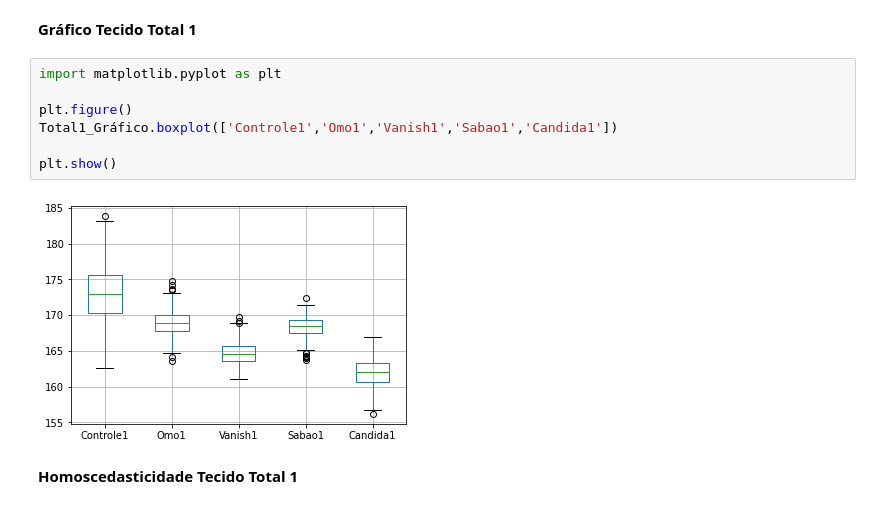
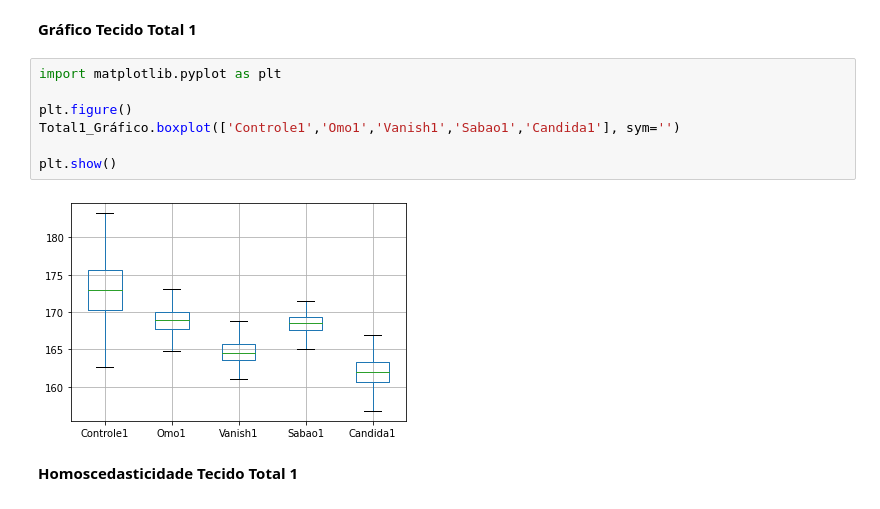
Before and after one commit to brdacunha/BECN, a Jupyter notebook: Valores_de_Cinza_BECN.ipynb, the cells around one changed output. Saved outputs shown, nothing was run; the diff lists cells and outputs as text.

```diff
--- a/Valores_de_Cinza_BECN.ipynb
+++ b/Valores_de_Cinza_BECN.ipynb
@@ -33,12 +37,12 @@ Total2
 # %%
 import matplotlib.pyplot as plt
 
 plt.figure()
-Total1_Gráfico.boxplot(['Controle1','Omo1','Vanish1','Sabao1','Candida1'])
+Total1_Gráfico.boxplot(['Controle1','Omo1','Vanish1','Sabao1','Candida1'], sym='')
 
 plt.show()
 # %% [output]
-[figure, old version]
+[figure, new version]
 # %% [markdown]
 **Homoscedasticidade Tecido Total 1**
 # %%
```
Also changed, not shown: parts of 5 cells of this notebook.
